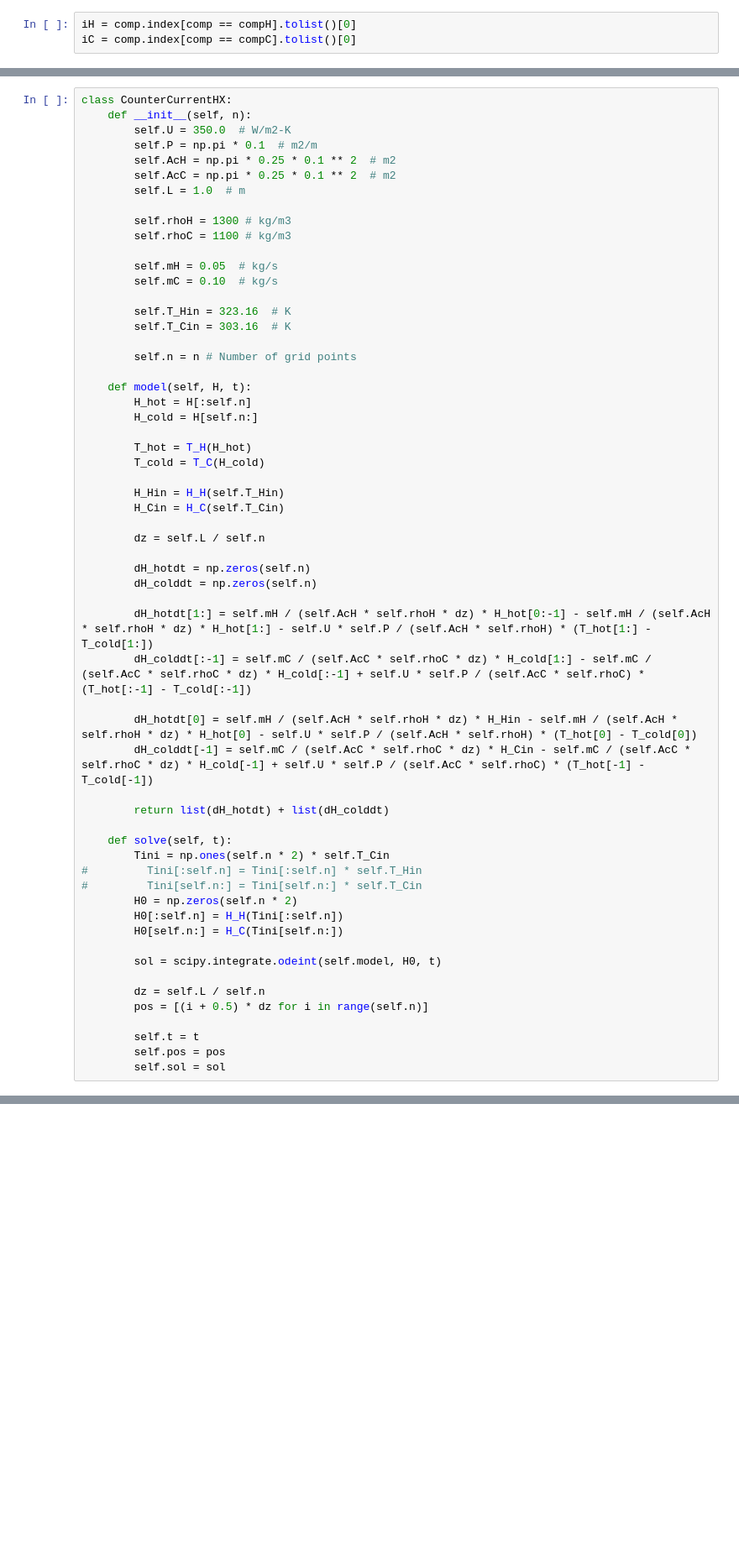
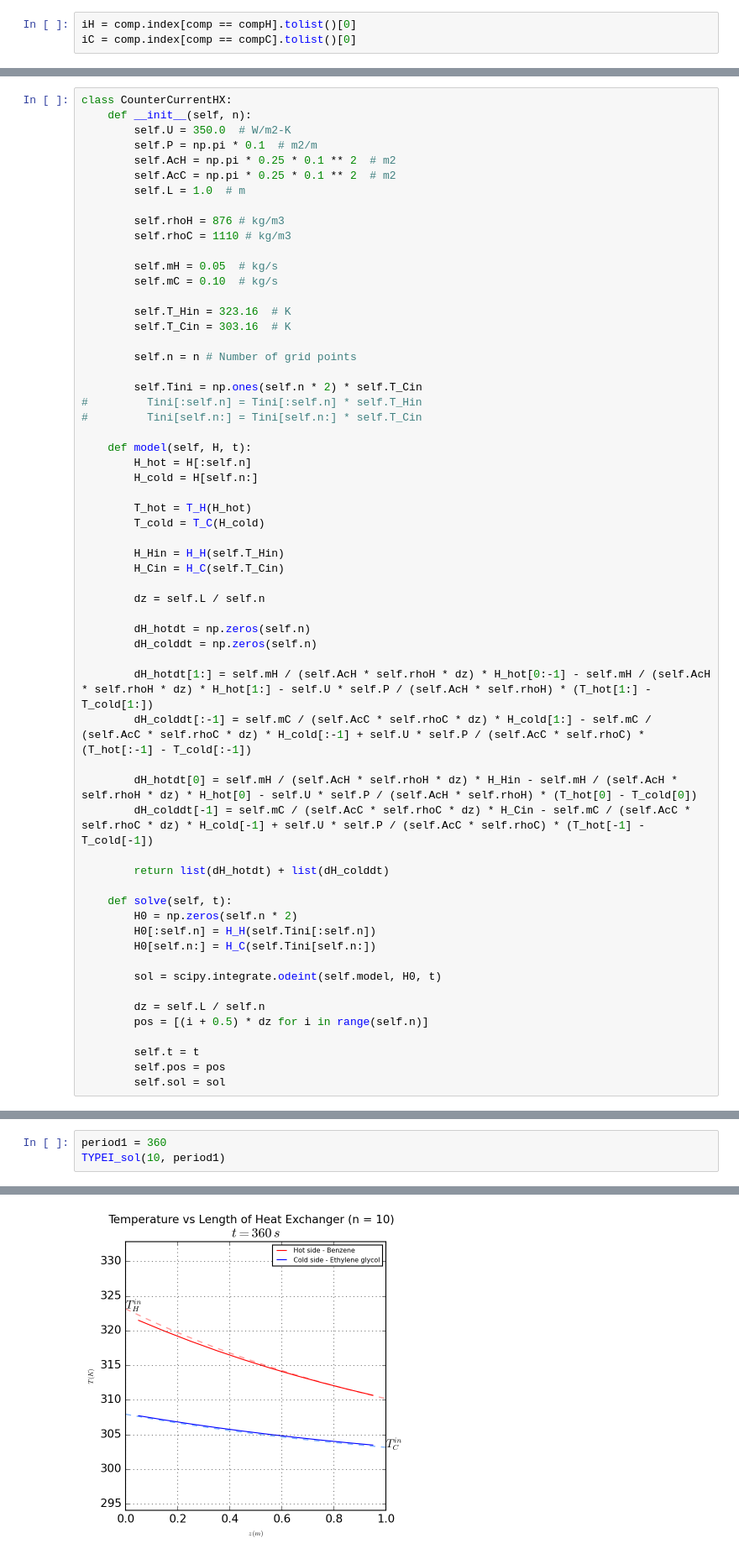
Before and after one commit to aakanksha-gubbala/processSimulation, a Jupyter notebook: Assignment 5/Assignment-5.ipynb, the cells around one changed output, grey strips where cells are left out. Shown at 84% size. Saved outputs shown, nothing was run; the diff lists cells and outputs as text; blank space fills up the shorter version.

```diff
--- a/Assignment 5/Assignment-5.ipynb
+++ b/Assignment 5/Assignment-5.ipynb
@@ -117,8 +110,8 @@ class CounterCurrentHX:
         self.AcC = np.pi * 0.25 * 0.1 ** 2  # m2
         self.L = 1.0  # m
 
-        self.rhoH = 1300 # kg/m3
-        self.rhoC = 1100 # kg/m3
+        self.rhoH = 876 # kg/m3
+        self.rhoC = 1110 # kg/m3
 
         self.mH = 0.05  # kg/s
         self.mC = 0.10  # kg/s
@@ -127,6 +120,10 @@ class CounterCurrentHX:
         self.T_Cin = 303.16  # K
 
         self.n = n # Number of grid points
+
+        self.Tini = np.ones(self.n * 2) * self.T_Cin
+#         Tini[:self.n] = Tini[:self.n] * self.T_Hin
+#         Tini[self.n:] = Tini[self.n:] * self.T_Cin
 
     def model(self, H, t):
         H_hot = H[:self.n]
@@ -152,12 +149,9 @@ class CounterCurrentHX:
         return list(dH_hotdt) + list(dH_colddt)
 
     def solve(self, t):
-        Tini = np.ones(self.n * 2) * self.T_Cin
-#         Tini[:self.n] = Tini[:self.n] * self.T_Hin
-#         Tini[self.n:] = Tini[self.n:] * self.T_Cin
         H0 = np.zeros(self.n * 2)
-        H0[:self.n] = H_H(Tini[:self.n])
-        H0[self.n:] = H_C(Tini[self.n:])
+        H0[:self.n] = H_H(self.Tini[:self.n])
+        H0[self.n:] = H_C(self.Tini[self.n:])
 
         sol = scipy.integrate.odeint(self.model, H0, t)
 
@@ -218,0 +306,4 @@ get_solution(1000, T)
+# %%
+period1 = 360
+TYPEI_sol(10, period1)
+# %% [output]
@@ -218,0 +311 @@ get_solution(1000, T)
+[figure, added]
```
Also changed, not shown: parts of 39 cells of this notebook, 18 other files.
